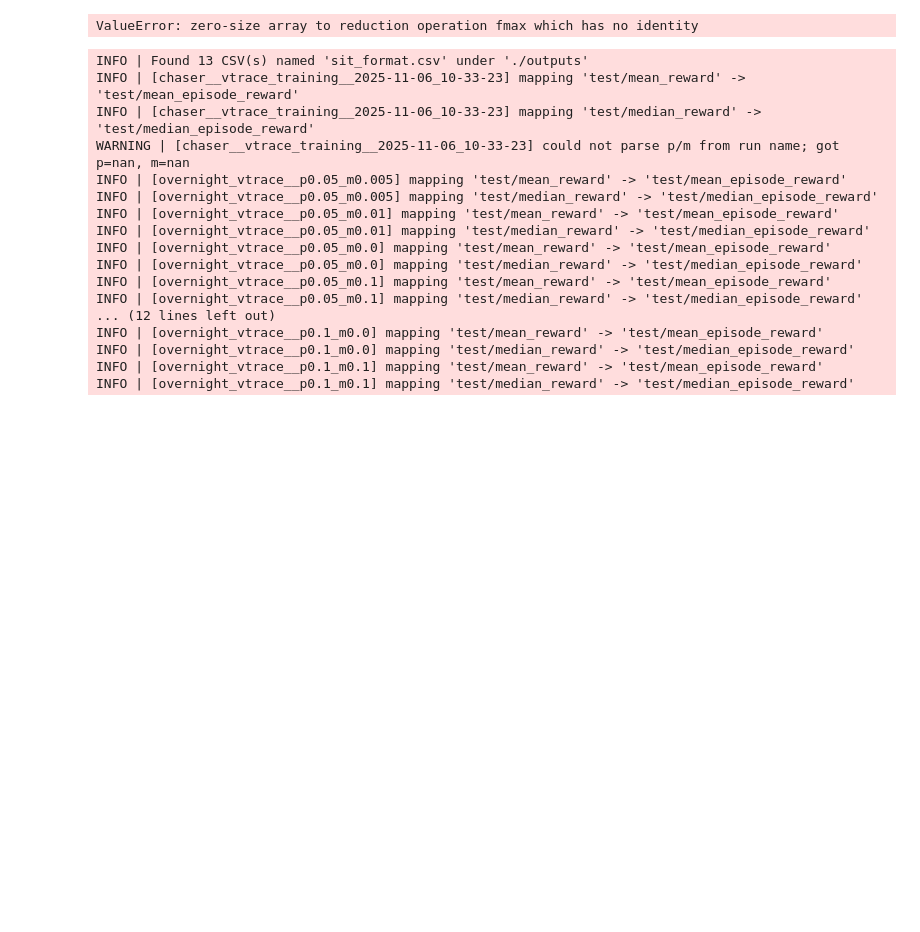
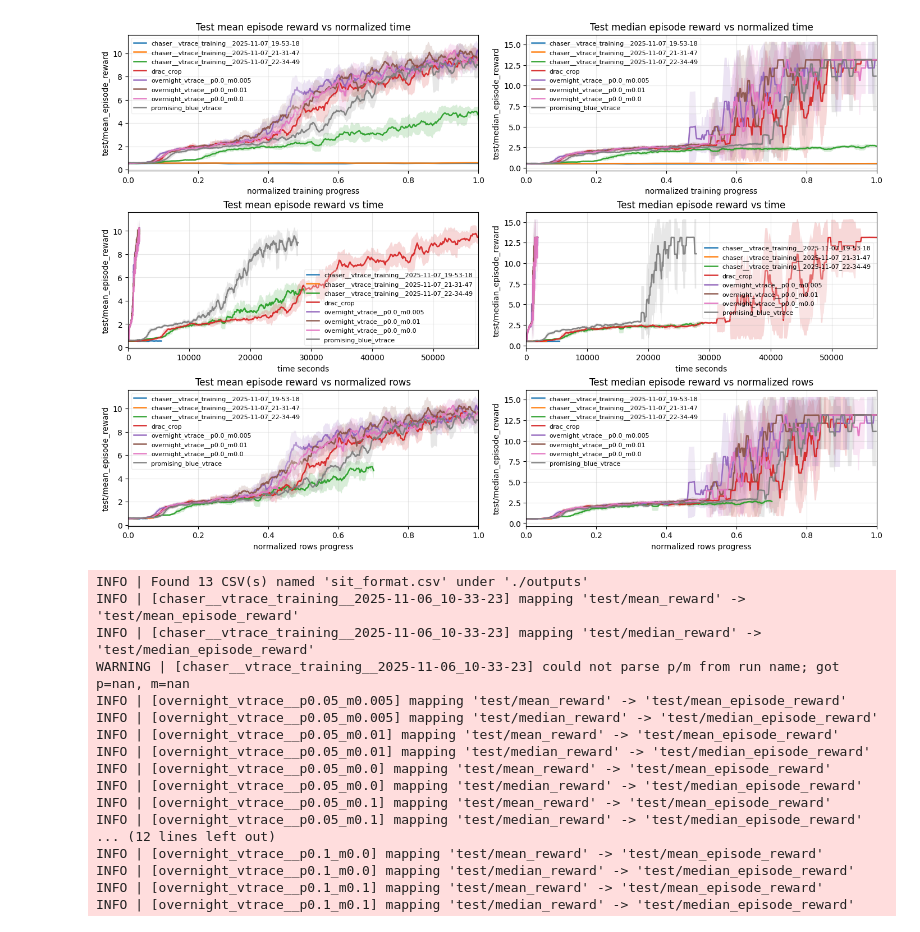
Before and after one commit to LucaZwahlen/RL25-project-19, a Jupyter notebook: simple_visuals.ipynb, the cells around one changed output. Cells and saved outputs as stored; diff of their text form; code cells hidden in the pictures; blank space fills up the shorter version.

```diff
--- a/simple_visuals.ipynb
+++ b/simple_visuals.ipynb
@@ -8,7 +8,7 @@ import logging
 ROOT_DIR = "./outputs"
 CSV_NAME = "sit_format.csv"
 
-TIME_CANDIDATES = ["time", "timestamp", "wall_time", "train/total_time"]
+TIME_CANDIDATES = ["time", "timestamp", "wall_time", "train/total_time", "training_time"]
 STEP_CANDIDATES = ["step", "global_step", "steps", "train/steps", "train/global_step", "num_timesteps", "timesteps"]
 
 Y_MEAN = "test/mean_episode_reward"
@@ -21,8 +21,8 @@ PLOTS = [
     {"x": "t_norm", "y": Y_MEDIAN, "xlabel": "normalized training progress", "ylabel": Y_MEDIAN, "title": "Test median episode reward vs normalized time"},
     {"x": "t", "y": Y_MEAN, "xlabel": "time seconds", "ylabel": Y_MEAN, "title": "Test mean episode reward vs time"},
     {"x": "t", "y": Y_MEDIAN, "xlabel": "time seconds", "ylabel": Y_MEDIAN, "title": "Test median episode reward vs time"},
-    {"x": "steps", "y": Y_MEAN, "xlabel": "number of steps", "ylabel": Y_MEAN, "title": "Test mean episode reward vs steps"},
-    {"x": "steps", "y": Y_MEDIAN, "xlabel": "number of steps", "ylabel": Y_MEDIAN, "title": "Test median episode reward vs steps"},
+    {"x": "rows_norm", "y": Y_MEAN, "xlabel": "normalized rows progress", "ylabel": Y_MEAN, "title": "Test mean episode reward vs normalized rows"},
+    {"x": "rows_norm", "y": Y_MEDIAN, "xlabel": "normalized rows progress", "ylabel": Y_MEDIAN, "title": "Test median episode reward vs normalized rows"},
 ]
 
 ROLL_WINDOW = 10
@@ -144,6 +144,20 @@ def get_first_present(df, names):
 def load_runs(root):
     paths = find_run_csvs(root, CSV_NAME)
     data = []
+    if not paths:
+        logger.error("No valid runs loaded after filtering")
+        return pd.DataFrame()
+    max_rows_across_runs = 1
+    for p in paths:
+        run = infer_run_name(p, root)
+        try:
+            df_tmp = pd.read_csv(p)
+        except Exception as e:
+            logger.error(f"[{run}] failed to read CSV '{p}': {e}")
+            continue
+        n = len(df_tmp)
+        if n > max_rows_across_runs:
+            max_rows_across_runs = n
     for p in paths:
         run = infer_run_name(p, root)
         try:
@@ -159,11 +173,14 @@ def load_runs(root):
         t = build_time_seconds(df, run_ctx=run)
         tn = normalize_time_per_run(t, df, run_ctx=run)
         steps = build_steps(df, run_ctx=run)
+        row_idx = np.arange(len(df), dtype=float)
+        rows_norm = np.clip(row_idx / float(max_rows_across_runs), 0.0, np.inf)
         sub = pd.DataFrame({
             "run": run,
             "t": t,
             "t_norm": tn,
             "steps": steps,
+            "rows_norm": rows_norm,
             Y_MEAN: pd.to_numeric(df.get(y_mean_col, np.nan), errors="coerce"),
             Y_MEDIAN: pd.to_numeric(df.get(y_median_col, np.nan), errors="coerce"),
         })
@@ -186,7 +203,6 @@ def uncertainty_series(y):
     v = std.bfill().ffill().values
     return v
 
-
 def plot_runs(ax, df, runs, x, y, xlabel, ylabel, title):
     plotted_any = False
     for r in runs:
@@ -195,6 +211,8 @@ def plot_runs(ax, df, runs, x, y, xlabel, ylabel, title):
             d = d.sort_values("t")
         elif x == "steps":
             d = d.sort_values("steps")
+        elif x == "rows_norm":
+            d = d.sort_values("rows_norm")
         xv = d[x].values
         yv = d[y].values
         if np.all(np.isnan(yv)):
@@ -213,34 +231,36 @@ def plot_runs(ax, df, runs, x, y, xlabel, ylabel, title):
         ax.set_xlim(0, xmax)
     elif x == "t":
         xmax = np.nanmax(df["t"].values)
         if np.isfinite(xmax):
             ax.set_xlim(0, xmax)
     elif x == "steps":
         xmax = np.nanmax(df["steps"].values)
         if np.isfinite(xmax):
             ax.set_xlim(left=0)
+    elif x == "rows_norm":
+        ax.set_xlim(0, 1.0)
     ax.grid(True, alpha=0.3)
     if plotted_any:
         ax.legend(loc="best", fontsize=8, framealpha=0.3)
     else:
         logger.warning(f"Nothing plotted for '{title}' y='{y}' across all runs")
 
 df = load_runs(ROOT_DIR)
 
 if df.empty:
     print(f"No {CSV_NAME} files with test rewards found under: {ROOT_DIR}")
 else:
     runs = df["run"].unique().tolist()
     rows, cols = 3, 2
     fig, axes = plt.subplots(rows, cols, figsize=(14, 9.5), constrained_layout=True)
     axes = axes.flatten()
     for i, cfg in enumerate(PLOTS):
         plot_runs(axes[i], df, runs, **cfg)
     for j in range(len(PLOTS), rows*cols):
         fig.delaxes(axes[j])
     plt.show()
 # %% [output]
-ValueError: zero-size array to reduction operation fmax which has no identity
+[figure, added]
 # %%
 import os
 import re
```
Also changed, not shown: 1 other file.
